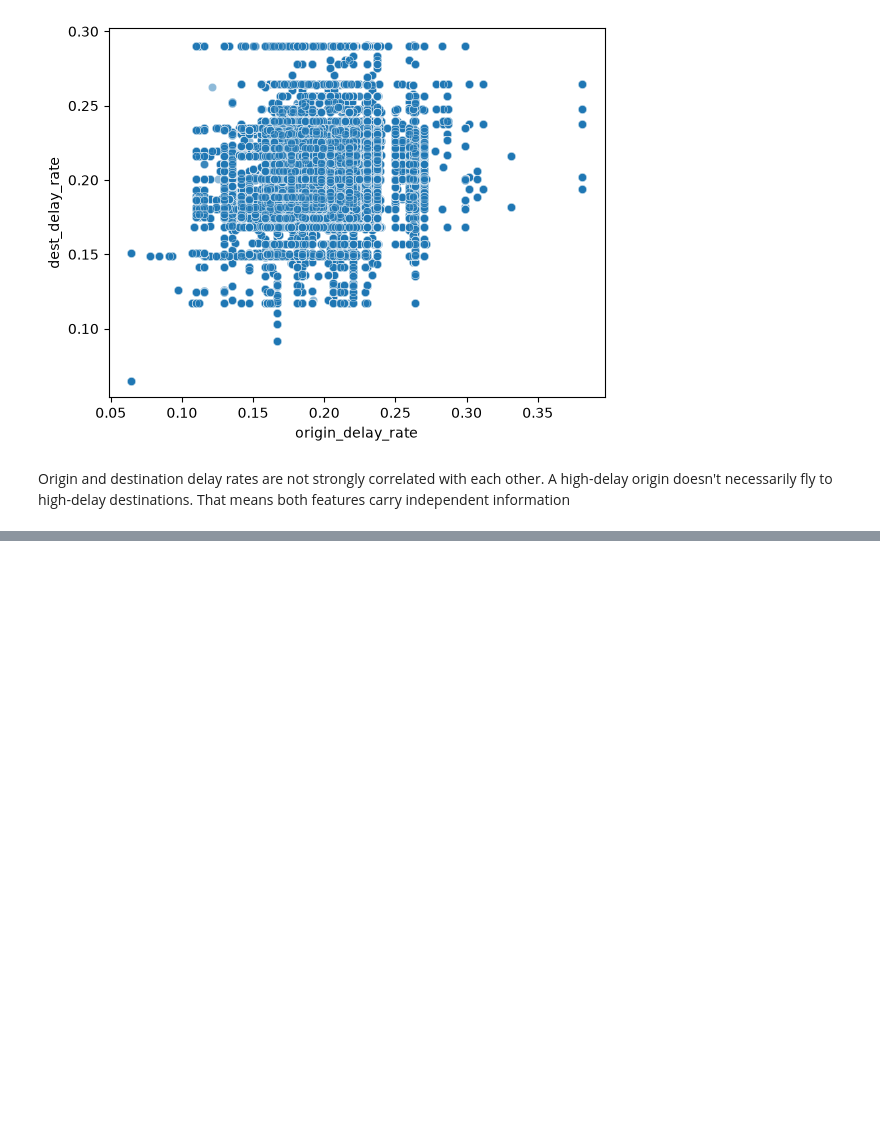
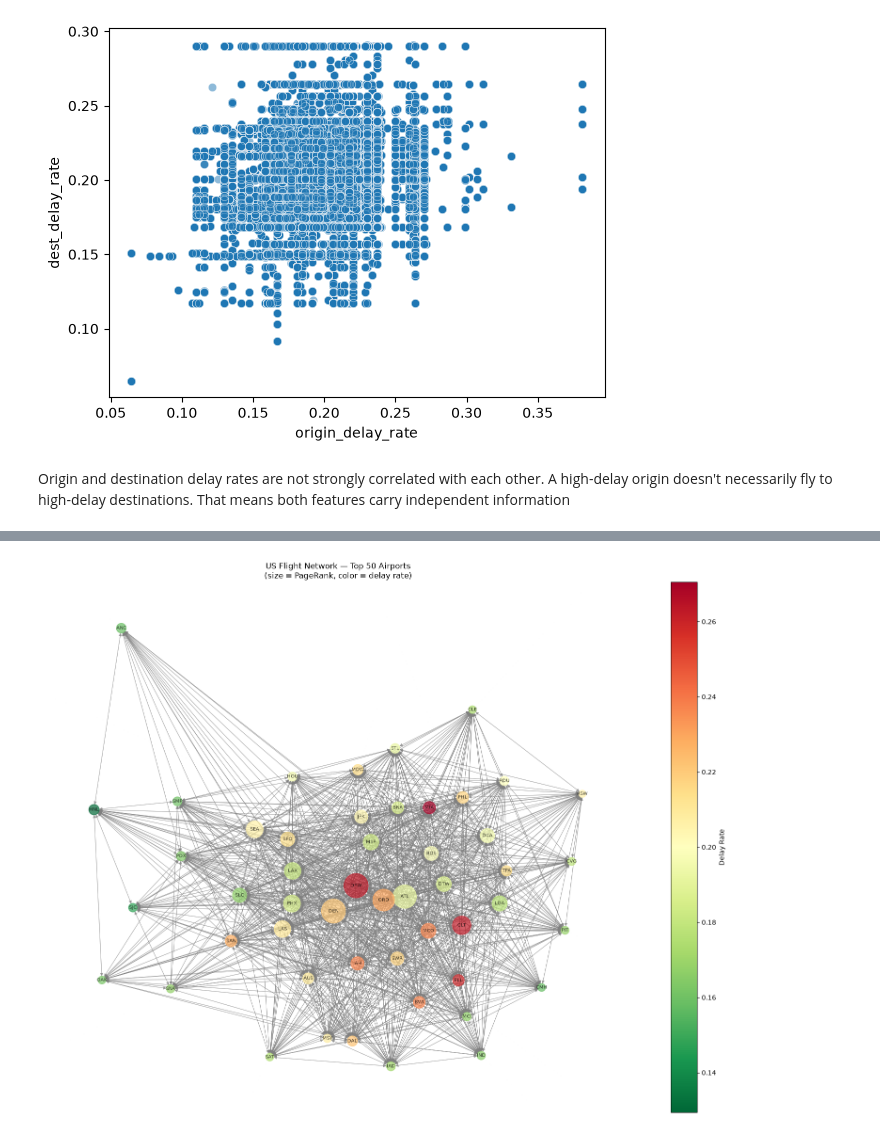
Before and after one commit to ilijahristov/flight_delay_prediction, a Jupyter notebook: notebooks/notebook.ipynb, the cells around one changed output, grey strips where cells are left out. Saved outputs shown, nothing was run; the diff lists cells and outputs as text; code cells hidden in the pictures; blank space fills up the shorter version.

Commit message:
Finished Directional Graph

```diff
--- a/notebooks/notebook.ipynb
+++ b/notebooks/notebook.ipynb
@@ -530,0 +640,24 @@ Origin and destination delay rates are not strongly correlated with each other.
+# %%
+fig, ax = plt.subplots(figsize=(16, 12))
+
+pos = nx.spring_layout(G_sub, k=2, seed=42)
+nx.draw_networkx(G_sub, pos, ax=ax,
+                  node_size=node_sizes,
+                  node_color=node_colors,
+                  cmap=plt.cm.RdYlGn_r,
+                  edge_color='gray',
+                  alpha=0.7,
+                  width=0.5,
+                  font_size=7,
+                  with_labels=True)
+
+sm = plt.cm.ScalarMappable(cmap=plt.cm.RdYlGn_r,
+                            norm=plt.Normalize(vmin=min(node_colors), vmax=max(node_colors)))
+sm.set_array([])
+plt.colorbar(sm, ax=ax, label='Delay Rate')
+ax.set_title('US Flight Network — Top 50 Airports\n(size = PageRank, color = delay rate)')
+ax.axis('off')
+plt.tight_layout()
+plt.show()
+# %% [output]
+[figure, added]
```
Also changed, not shown: parts of 5 cells of this notebook, 1 other file.
